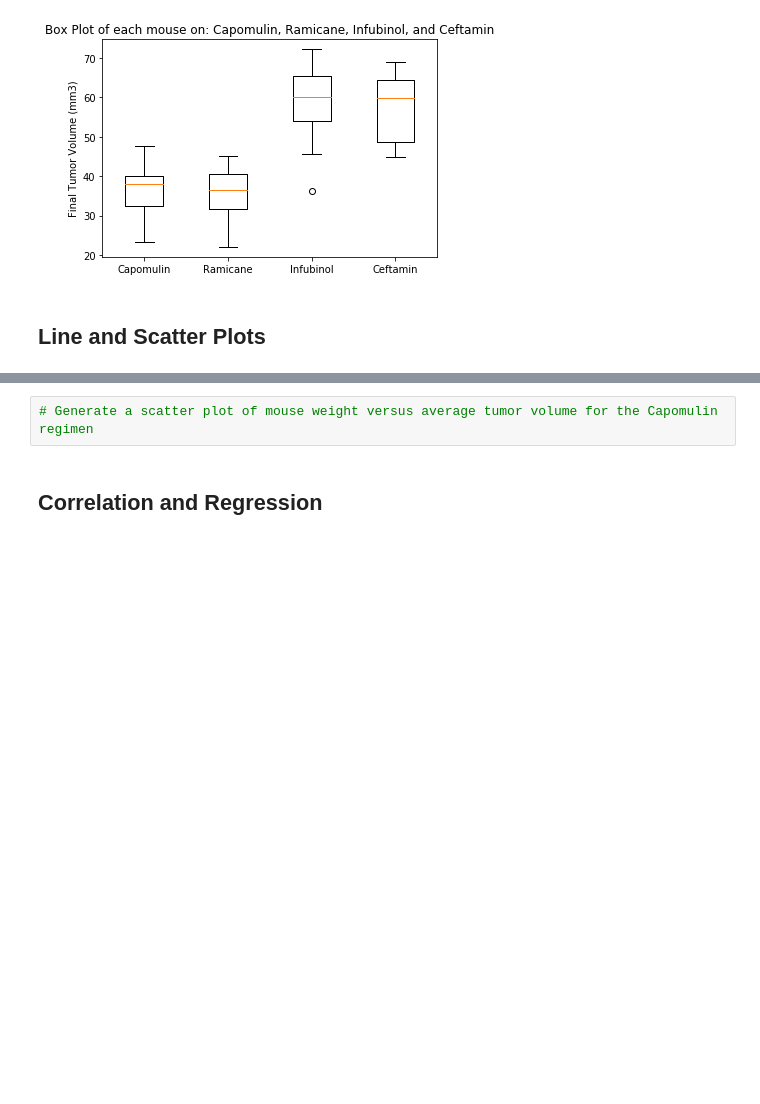
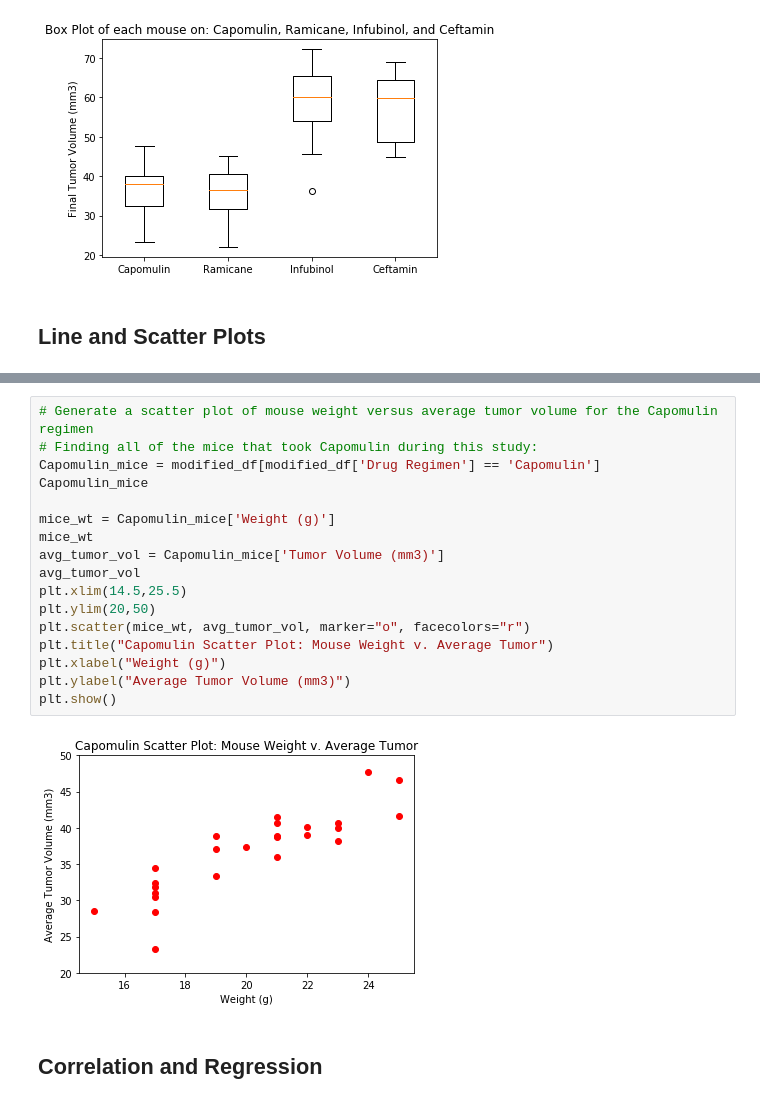
Before and after one commit to minerva-b/Matplotlib-Challenge, a Jupyter notebook: Pymaceuticals_Code.ipynb, the cells around one changed output, grey strips where cells are left out. Drawn from its saved outputs; the diff is of its cells as text; blank space fills up the shorter version.

```diff
--- a/Pymaceuticals_Code.ipynb
+++ b/Pymaceuticals_Code.ipynb
@@ -326,8 +327,25 @@ plt.title('Capomulin Treatment of Mouse ID = m957')
 plt.show()
 # %% [output]
 [figure]
-# %%
-# Generate a scatter plot of mouse weight versus average tumor volume for the Capomulin regimen
+# %%
+# Generate a scatter plot of mouse weight versus average tumor volume for the Capomulin regimen
+# Finding all of the mice that took Capomulin during this study:
+Capomulin_mice = modified_df[modified_df['Drug Regimen'] == 'Capomulin']
+Capomulin_mice
+
+mice_wt = Capomulin_mice['Weight (g)']
+mice_wt
+avg_tumor_vol = Capomulin_mice['Tumor Volume (mm3)']
+avg_tumor_vol
+plt.xlim(14.5,25.5)
+plt.ylim(20,50)
+plt.scatter(mice_wt, avg_tumor_vol, marker="o", facecolors="r")
+plt.title("Capomulin Scatter Plot: Mouse Weight v. Average Tumor")
+plt.xlabel("Weight (g)")
+plt.ylabel("Average Tumor Volume (mm3)")
+plt.show()
+# %% [output]
+[figure, added]
 # %% [markdown]
 ## Correlation and Regression
 # %%
```
Also changed, not shown: parts of 7 cells of this notebook.
